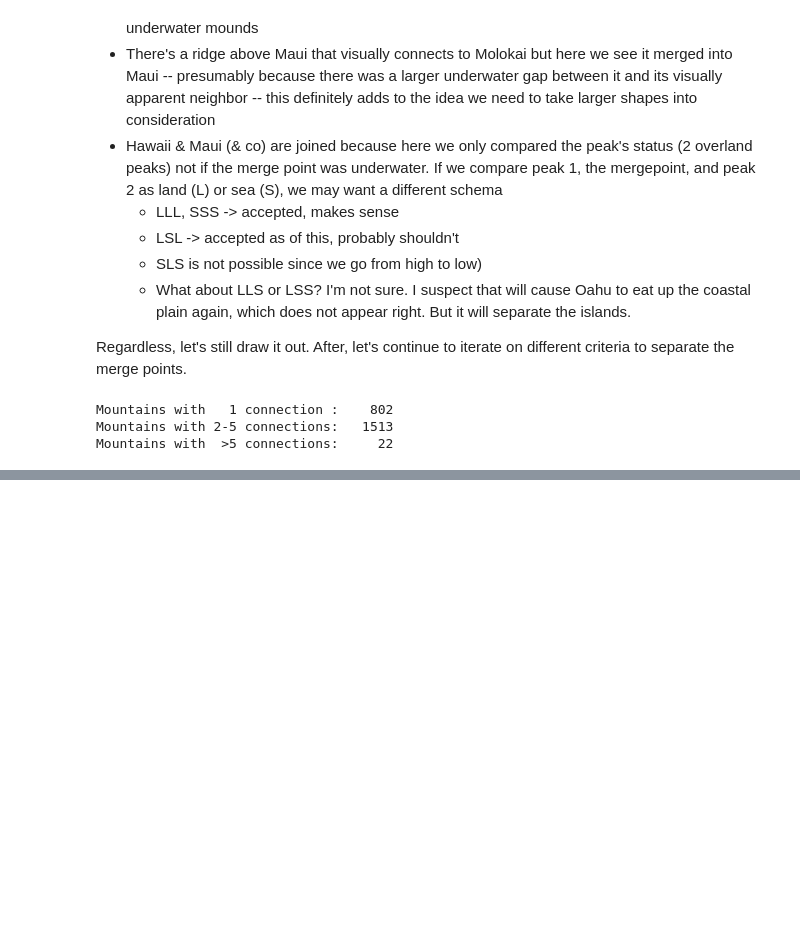
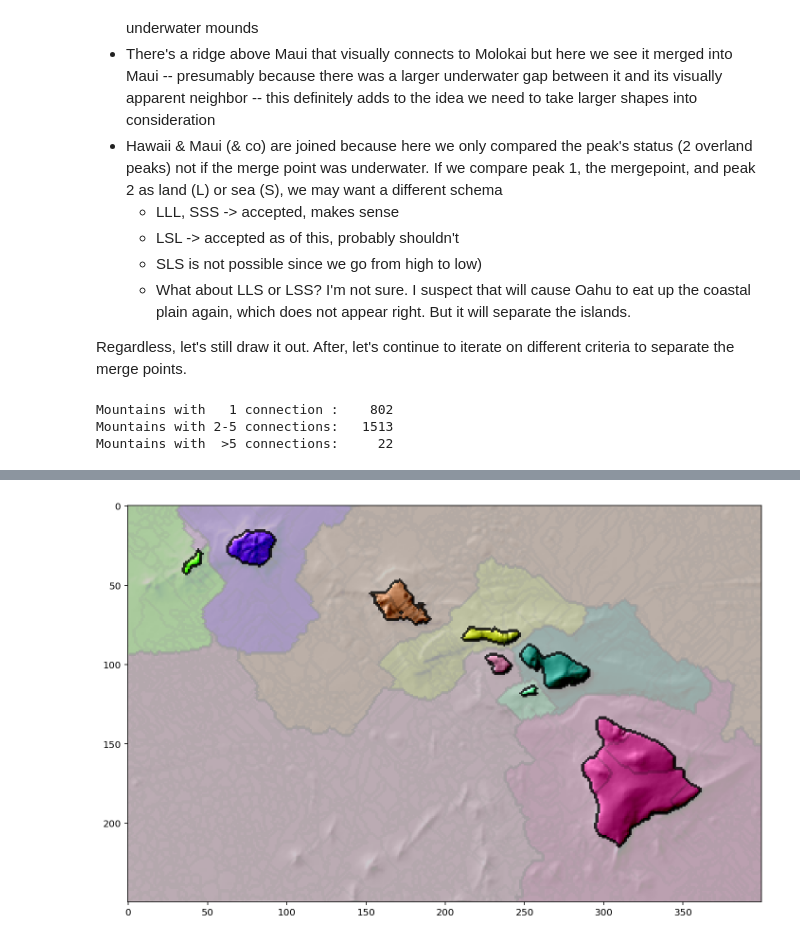
Before and after one commit to conradarcturus/mapalgo, a Jupyter notebook: 03_Mountain_Ranges.ipynb, the cells around one changed output, grey strips where cells are left out. Cells and saved outputs as stored; diff of their text form; code cells hidden in the pictures; blank space fills up the shorter version.

```diff
--- a/03_Mountain_Ranges.ipynb
+++ b/03_Mountain_Ranges.ipynb
@@ -814,0 +840,22 @@ While this partially worked (Ni'ihau, Lauai, and Oahu have their own spaces) mos
+# %%
+### Separating mountain groups based on the shape of the bridges full ridge line
+# Before I was separating mountains into groups if they immediately between islands.
+# This changes it and we examining the full ridge as we're constructing the merges in the first place
+# Before we merged two far apart islands with LSL merges but also changes of mountains like LSS-SSS-SSL
+# By computing where the interfaces are based on the full breadth of the chain when combining two local
+#  mountains, we can definitely separate islands
+
+# Using this criteria I think we get by far the best image. I'm really happy with how this looks.
+# You can even see a 9th largest Hawaiian island Lehua in the top left above, north of Ni'ihau.
+# The only drawback is how the open ocean floor still gets arbitrarily grouped with the islands
+#   but I have a hard time developing a convincing criteria to say what is open ocean floor
+#   and what should be grouped into the islands.
+# Perhaps using a cost function like "Don't extend this horizontally if the angle is too shallow" or
+#   setting a size limit for groupings. That will be another notebook
+
+_ = drawMountainGroupsBreakingUpBridgesByInterface(
+    maps, merges, nodes_ridge_interface, nodes_bridge,
+    compare_across_full_ridge = True,
+    interfaces_to_split=['LSL'], render_images = True)
+# %% [output]
+[figure, added]
```
Also changed, not shown: parts of 3 cells of this notebook, 10 other files.
